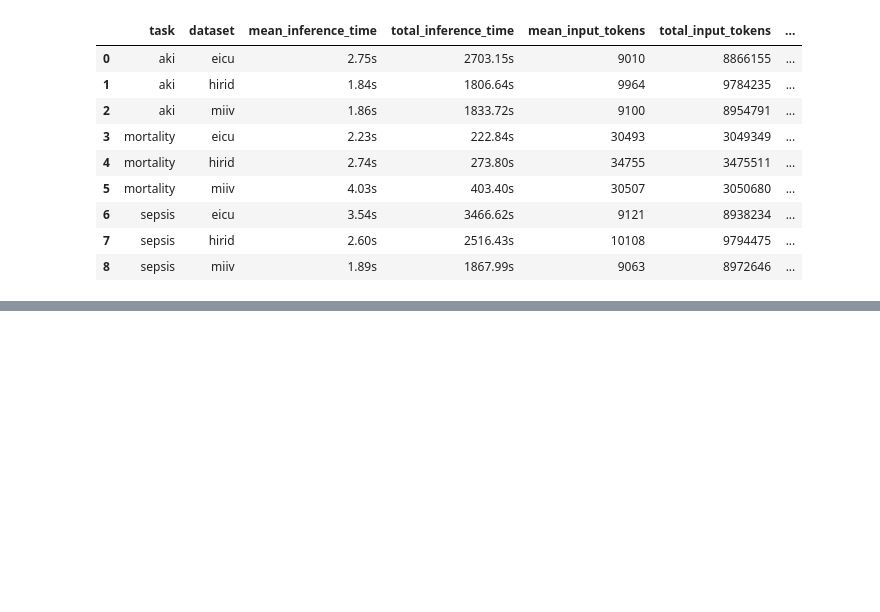
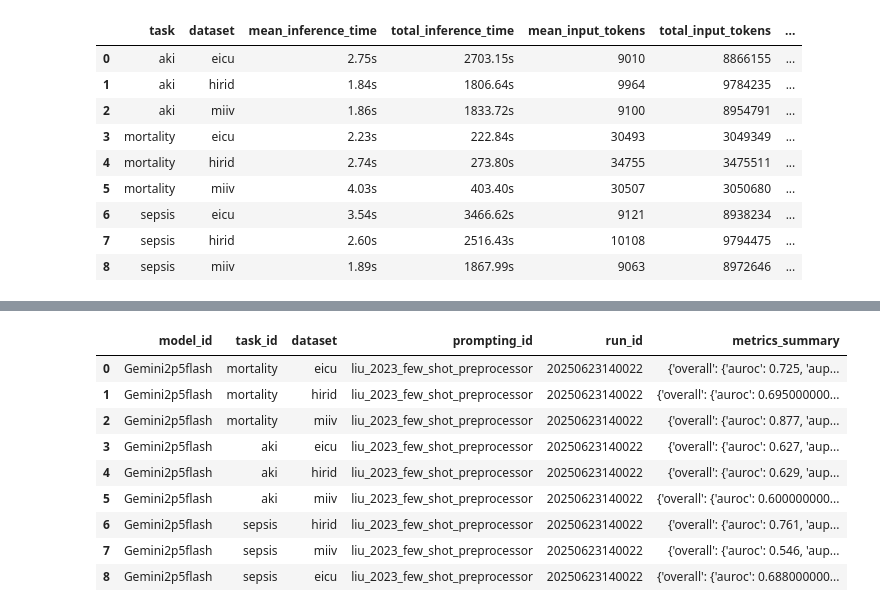
Before and after one commit to j4nberner/pulse, a Jupyter notebook: notebooks/analyze_gemini2p5.ipynb, the cells around one changed output, grey strips where cells are left out. Cells and saved outputs as stored; diff of their text form; code cells hidden in the pictures; blank space fills up the shorter version.

```diff
--- a/notebooks/analyze_gemini2p5.ipynb
+++ b/notebooks/analyze_gemini2p5.ipynb
@@ -92,0 +135,15 @@ Total output tokens: 823,214
+# %%
+metrics_report = cat_files['metrics_report_files'][0]
+df_metrics = pd.read_json(metrics_report)
+df_metrics
+# %% [output]
+|  | model_id | task_id | dataset | prompting_id | run_id | metrics_summary |
+| 0 | Gemini2p5flash | mortality | eicu | liu_2023_few_shot_preprocessor | 20250623140022 | {'overall': {'auroc': 0.725, 'aup... |
+| 1 | Gemini2p5flash | mortality | hirid | liu_2023_few_shot_preprocessor | 20250623140022 | {'overall': {'auroc': 0.695000000... |
+| 2 | Gemini2p5flash | mortality | miiv | liu_2023_few_shot_preprocessor | 20250623140022 | {'overall': {'auroc': 0.877, 'aup... |
+| 3 | Gemini2p5flash | aki | eicu | liu_2023_few_shot_preprocessor | 20250623140022 | {'overall': {'auroc': 0.627, 'aup... |
+| 4 | Gemini2p5flash | aki | hirid | liu_2023_few_shot_preprocessor | 20250623140022 | {'overall': {'auroc': 0.629, 'aup... |
+| 5 | Gemini2p5flash | aki | miiv | liu_2023_few_shot_preprocessor | 20250623140022 | {'overall': {'auroc': 0.600000000... |
+| 6 | Gemini2p5flash | sepsis | hirid | liu_2023_few_shot_preprocessor | 20250623140022 | {'overall': {'auroc': 0.761, 'aup... |
+| 7 | Gemini2p5flash | sepsis | miiv | liu_2023_few_shot_preprocessor | 20250623140022 | {'overall': {'auroc': 0.546, 'aup... |
+| 8 | Gemini2p5flash | sepsis | eicu | liu_2023_few_shot_preprocessor | 20250623140022 | {'overall': {'auroc': 0.688000000... |
```
Also changed, not shown: parts of 5 cells of this notebook, 9 other files.
